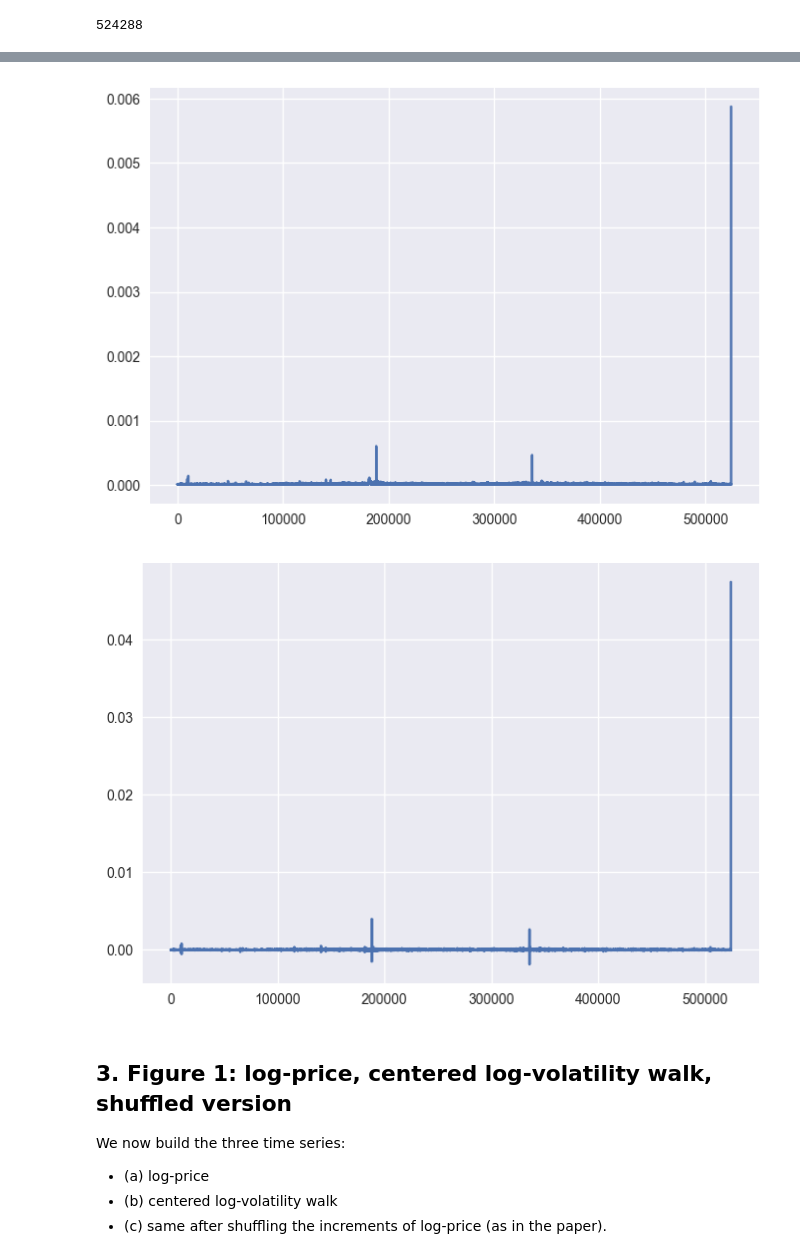
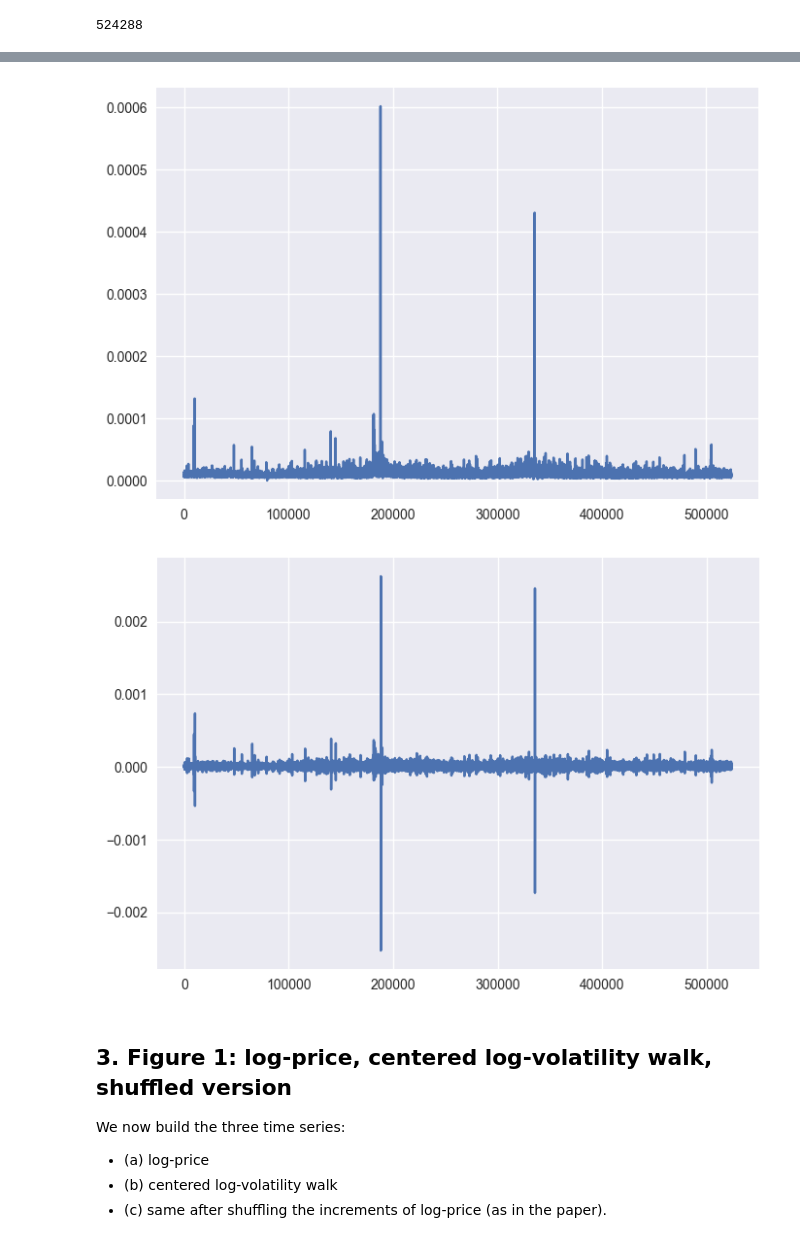
Before and after one commit to filipchudzynski/stock-market-non-gaussianity-analyzer_v2, a Jupyter notebook: paper_simulation_swt haar_convolution.ipynb, the cells around one changed output, grey strips where cells are left out. Cells and saved outputs as stored; diff of their text form; code cells hidden in the pictures.

```diff
--- a/paper_simulation_swt haar_convolution.ipynb
+++ b/paper_simulation_swt haar_convolution.ipynb
@@ -128,7 +128,7 @@ print(2**19)
 640532
 524288
 # %%
-wavelet = wavelet_dict[2] # 'haar'
+wavelet = wavelet_dict[4] # 'haar'
 max_level = 10
 log_price = np.array(df['log_price_deseason'].values)[:2**19]
 
@@ -213,10 +213,10 @@ len(v_a)
 524288
 # %%
 ind = 0
-plt.plot(detail_series[ind][:-1])
+plt.plot(detail_series[ind][:-1][100:-100])
 plt.show()
-plt.plot(vol_series[ind][:-1])
+plt.plot(vol_series[ind][:-1][100:-100])
 plt.show()
-plt.plot(vol_series[ind][:-1]-detail_series[ind][:-1])
+plt.plot(vol_series[ind][:-1][100:-100]-detail_series[ind][:-1][100:-100])
 plt.show()
 # %% [output]
@@ -224,5 +224,5 @@ plt.show()
-[figure, old version]
+[figure, new version]
-[figure, old version]
+[figure, new version]
 # %% [markdown]
 ## 3. Figure 1: log-price, centered log-volatility walk, shuffled version
 
```
Also changed, not shown: parts of 3 cells of this notebook.
